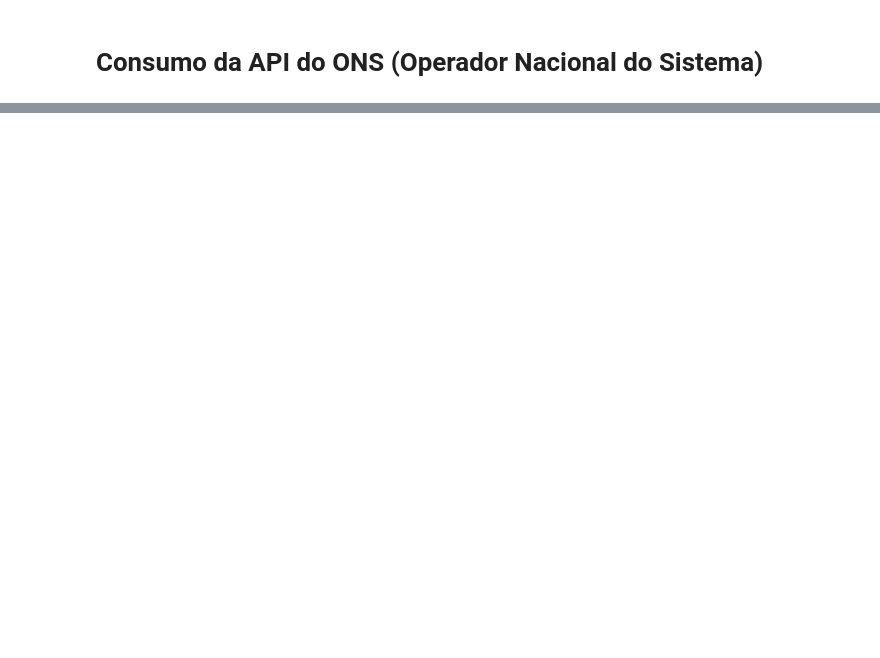
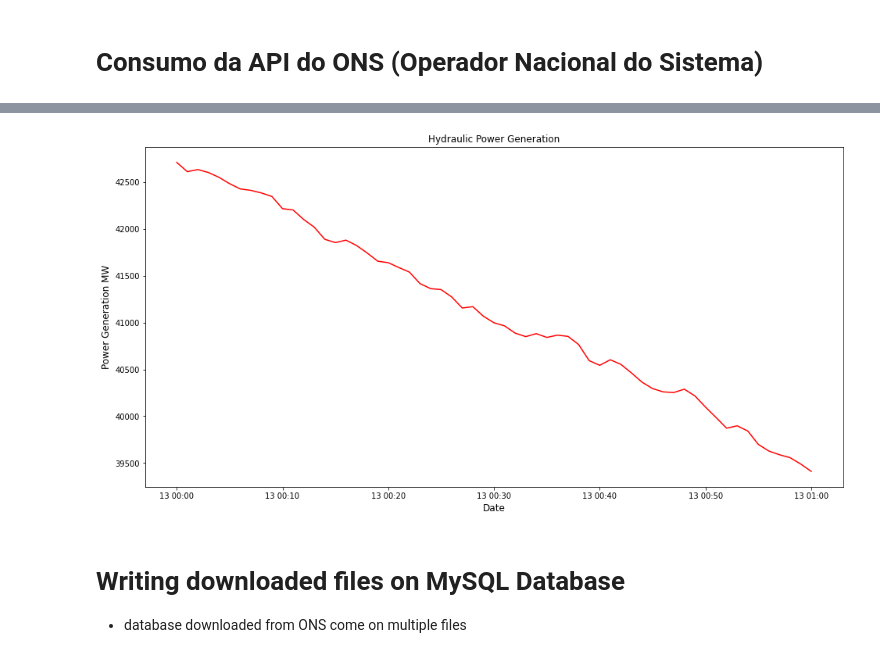
Before and after one commit to thiago-umbelino/ons, a Jupyter notebook: ONS_API.ipynb, the cells around one changed output, grey strips where cells are left out. Cells and saved outputs as stored; diff of their text form; code cells hidden in the pictures; blank space fills up the shorter version.

```diff
--- a/ONS_API.ipynb
+++ b/ONS_API.ipynb
@@ -62,0 +185,2 @@ df2.head()
+# %%
+df_geracao['instante'] = pd.to_datetime(df_geracao['instante'])
@@ -62,0 +199,18 @@ df2.head()
+# %%
+# Current Day Generation
+
+fig1,ax1 = plt.subplots(figsize = (16,8))
+
+sns.lineplot(ax=ax1, data=df_geracao, x='instante', y='geracao', color='red')
+
+ax1.set_title('Hydraulic Power Generation')
+plt.ylabel('Power Generation MW', fontsize=12)
+plt.xlabel('Date', fontsize=12)
+#plt.plot(df_geracao['instante'], df_geracao['geracao'])
+plt.show()
+# %% [output]
+[figure, added]
+# %% [markdown]
+# Writing downloaded files on MySQL Database
+
+* database downloaded from ONS come on multiple files
```
Also changed, not shown: parts of 104 cells of this notebook.
